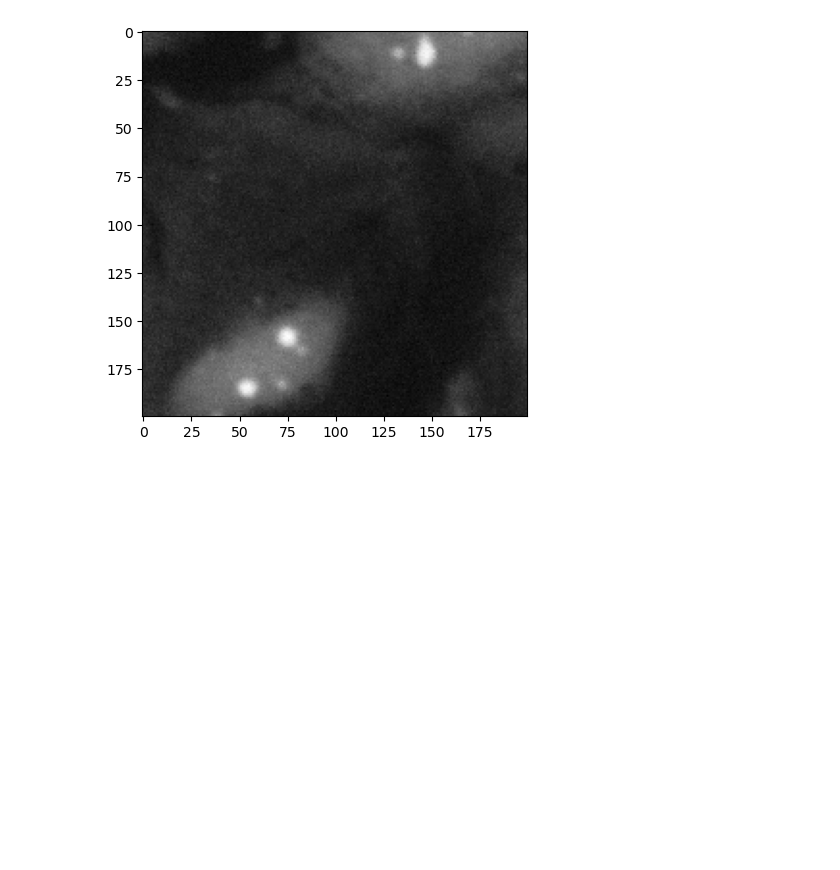
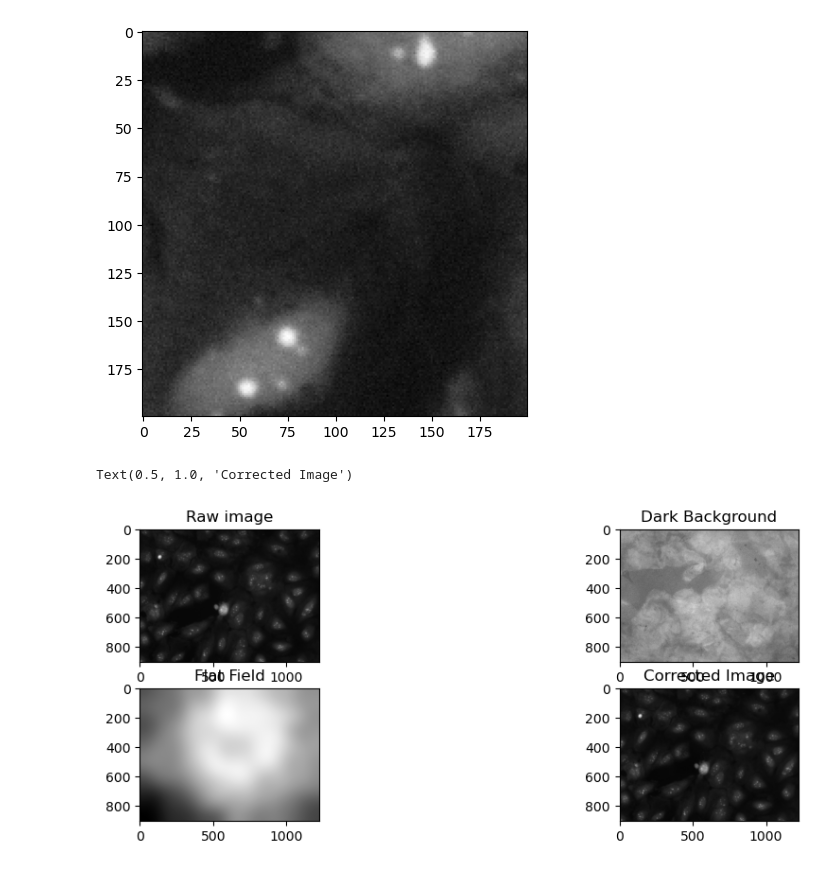
Before and after one commit to drBat1998/BioInUA_2025_img_analysis, a Jupyter notebook: course_data/playground.ipynb, the cells around one changed output. Cells and saved outputs as stored; diff of their text form; code cells hidden in the pictures; blank space fills up the shorter version.

Commit message:
finish correction

```diff
--- a/course_data/playground.ipynb
+++ b/course_data/playground.ipynb
@@ -225,0 +251,24 @@ array([[6160, 6000, 6880, ..., 7520, 6960, 7424],
+# %%
+paths = sorted(glob("/Users/romankoval/data/GFP_train/*.tif"))
+flat, dark = estimate_flat_dark(paths, sigma_px=60)
+# %%
+img = tiff.imread("/Users/romankoval/BioInUA_2025_img_analysis/course_data/my_data/B8_01_1_9_GFP_001.tif")
+corr_image = apply_correction(img, flat, dark)
+# %%
+fig, axes = plt.subplots(2, 2, figsize=(12, 4))
+
+
+axes[0, 0].imshow(img, cmap='gray')
+axes[0, 0].set_title('Raw image')
+
+axes[0, 1].imshow(dark, cmap='gray')
+axes[0, 1].set_title('Dark Background')
+
+axes[1, 0].imshow(flat, cmap='gray')
+axes[1, 0].set_title('Flat Field')
+
+axes[1, 1].imshow(corr_image, cmap='gray')
+axes[1, 1].set_title('Corrected Image')
+# %% [output]
+Text(0.5, 1.0, 'Corrected Image')
+[figure, added]
```
Also changed, not shown: parts of 2 cells of this notebook.
